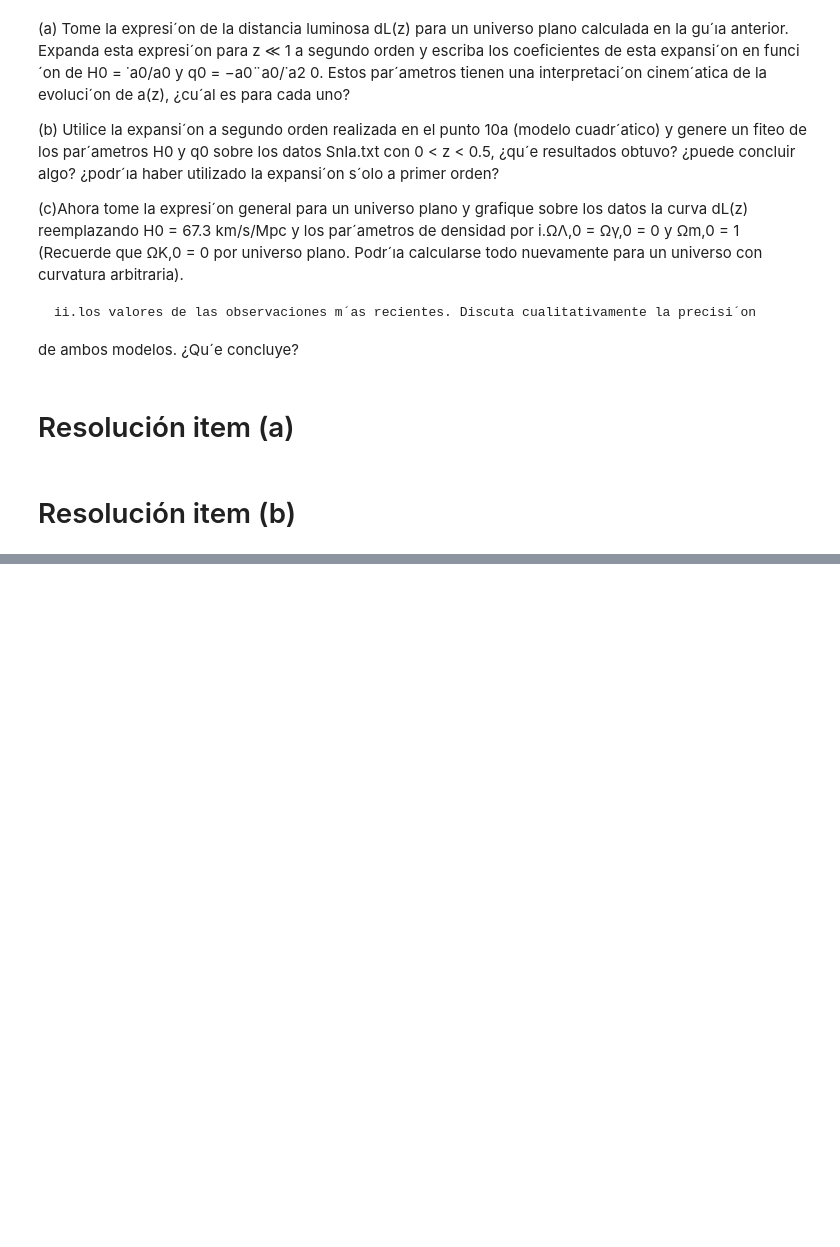
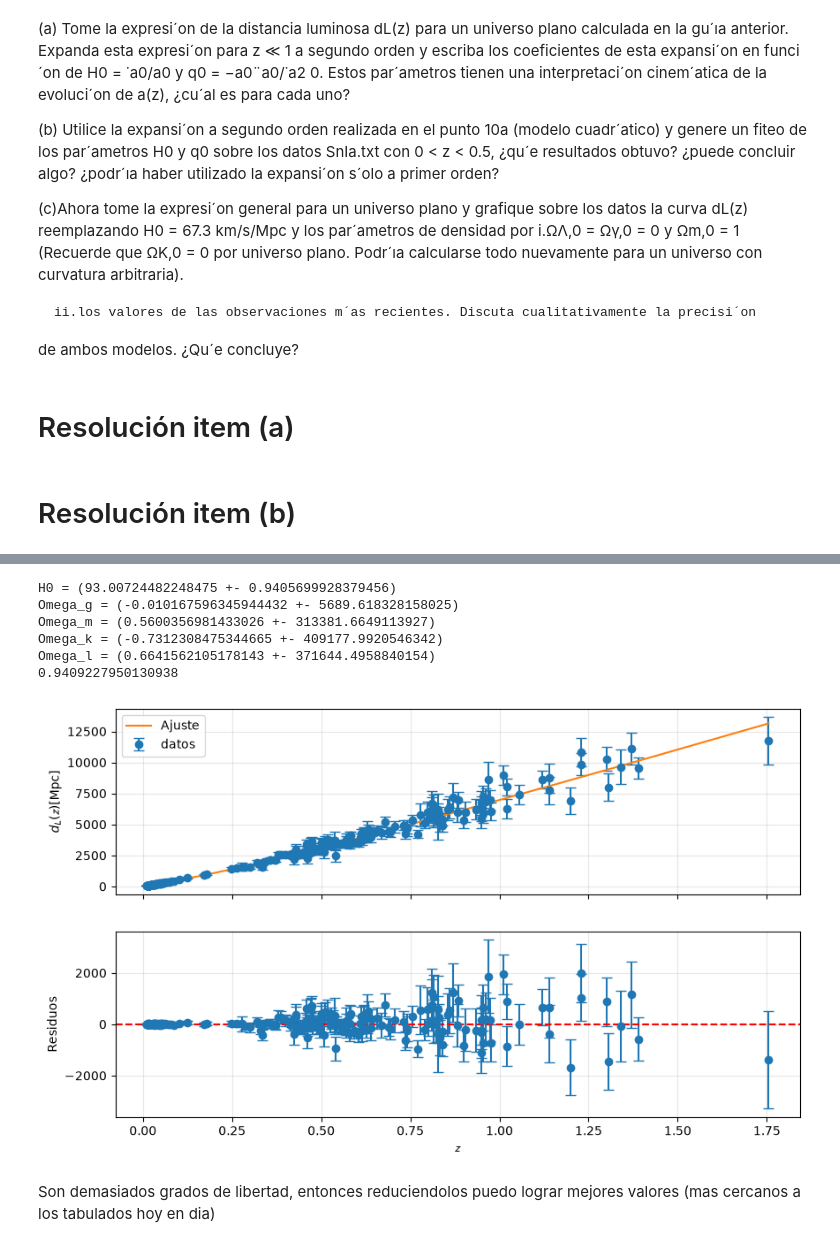
Before and after one commit to TomasMastantuono/Archivos_facultad, a Jupyter notebook: cosmologia/Entrega/2da-Entrega/P10-2.ipynb, the cells around one changed output, grey strips where cells are left out. Saved outputs shown, nothing was run; the diff lists cells and outputs as text; code cells hidden in the pictures; blank space fills up the shorter version.

```diff
--- a/cosmologia/Entrega/2da-Entrega/P10-2.ipynb
+++ b/cosmologia/Entrega/2da-Entrega/P10-2.ipynb
@@ -115,0 +239,40 @@ axs[1].grid(alpha = .3)
+# %%
+#Reporte de los valores:
+print(f'H0 = ({H0_a*c} +- {np.sqrt(var_h0)*c})')
+print(f'Omega_g = ({Og_a} +- {np.sqrt(VarOg)})')
+print(f'Omega_m = ({Om_a} +- {np.sqrt(VarOm)})')
+print(f'Omega_k = ({Ok_a} +- {np.sqrt(VarOk)})')
+print(f'Omega_l = ({Ol_a} +- {np.sqrt(VarOl)})')
+print(p_value_a)
+
+
+#Visualización del ajuste
+fig, axs = plt.subplots(2, 1, figsize = (10, 6), sharex = True)
+
+axs[0].errorbar(datos['z'], datos['d'],
+            yerr = datos['d_err'], capsize = 4,
+            linestyle = 'None', fmt = 'o', label = 'datos')
+
+d_ajuste = dl_ajuste(datos['z'], *popt)
+axs[0].plot(datos['z'], d_ajuste, label = 'Ajuste')
+
+axs[0].set(ylabel = r'$d_L(\mathcal{z})$[Mpc]')
+axs[0].grid(alpha = .3), axs[0].legend(loc = 'upper left')
+
+axs[1].errorbar(datos['z'], datos['d'] - d_ajuste, yerr = datos['d_err'],
+               linestyle = 'None', fmt = 'o', capsize = 4)
+axs[1].axhline(0, linestyle = '--', color = 'red')
+
+axs[1].set(ylabel = 'Residuos', xlabel = r'$\mathcal{z}$'), axs[1].grid(alpha = .3)
+
+plt.show()
+# %% [output]
+H0 = (93.00724482248475 +- 0.9405699928379456)
+Omega_g = (-0.010167596345944432 +- 5689.618328158025)
+Omega_m = (0.5600356981433026 +- 313381.6649113927)
+Omega_k = (-0.7312308475344665 +- 409177.9920546342)
+Omega_l = (0.6641562105178143 +- 371644.4958840154)
+0.9409227950130938
+[figure, added]
+# %% [markdown]
+Son demasiados grados de libertad, entonces reduciendolos puedo lograr mejores valores (mas cercanos a los tabulados hoy en dia)
```
Also changed, not shown: parts of 12 cells of this notebook.
